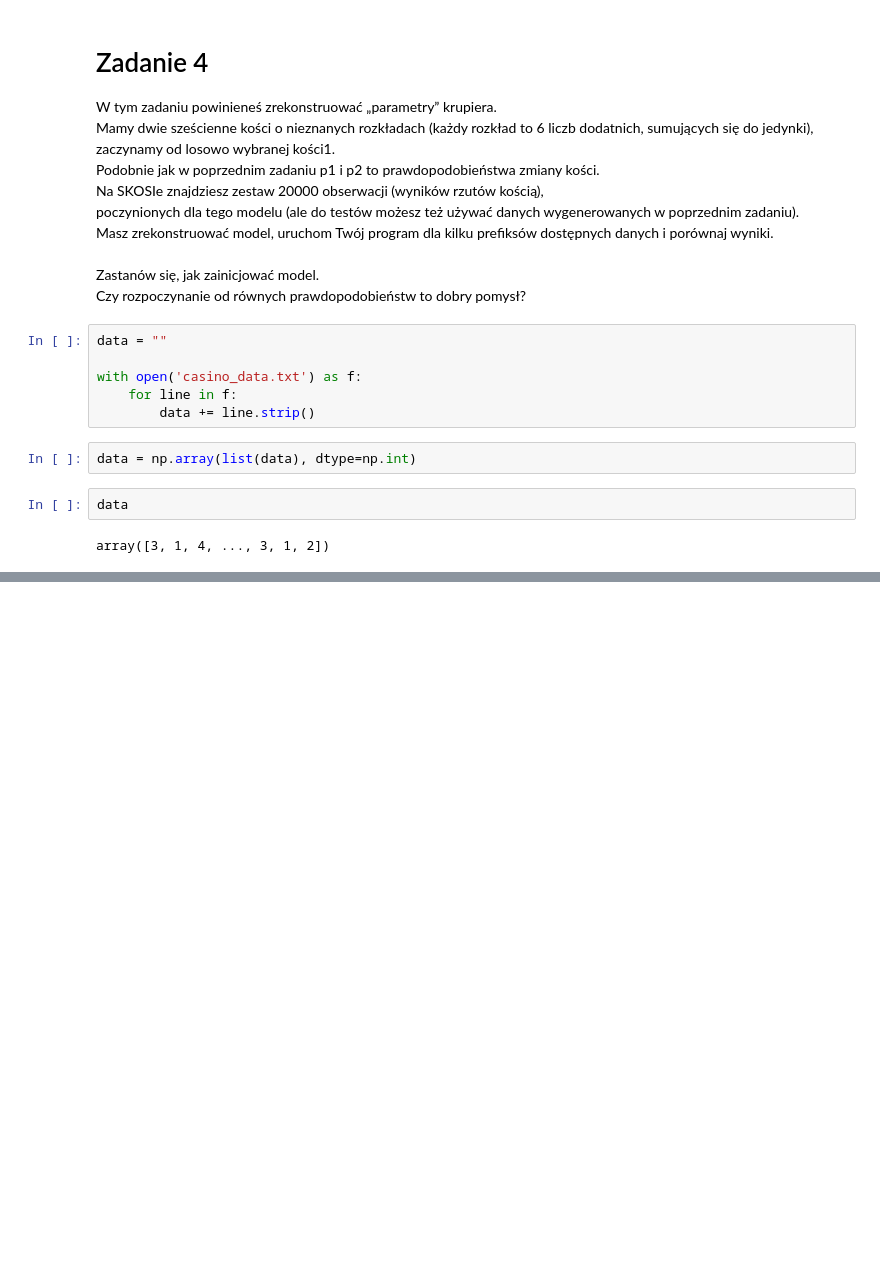
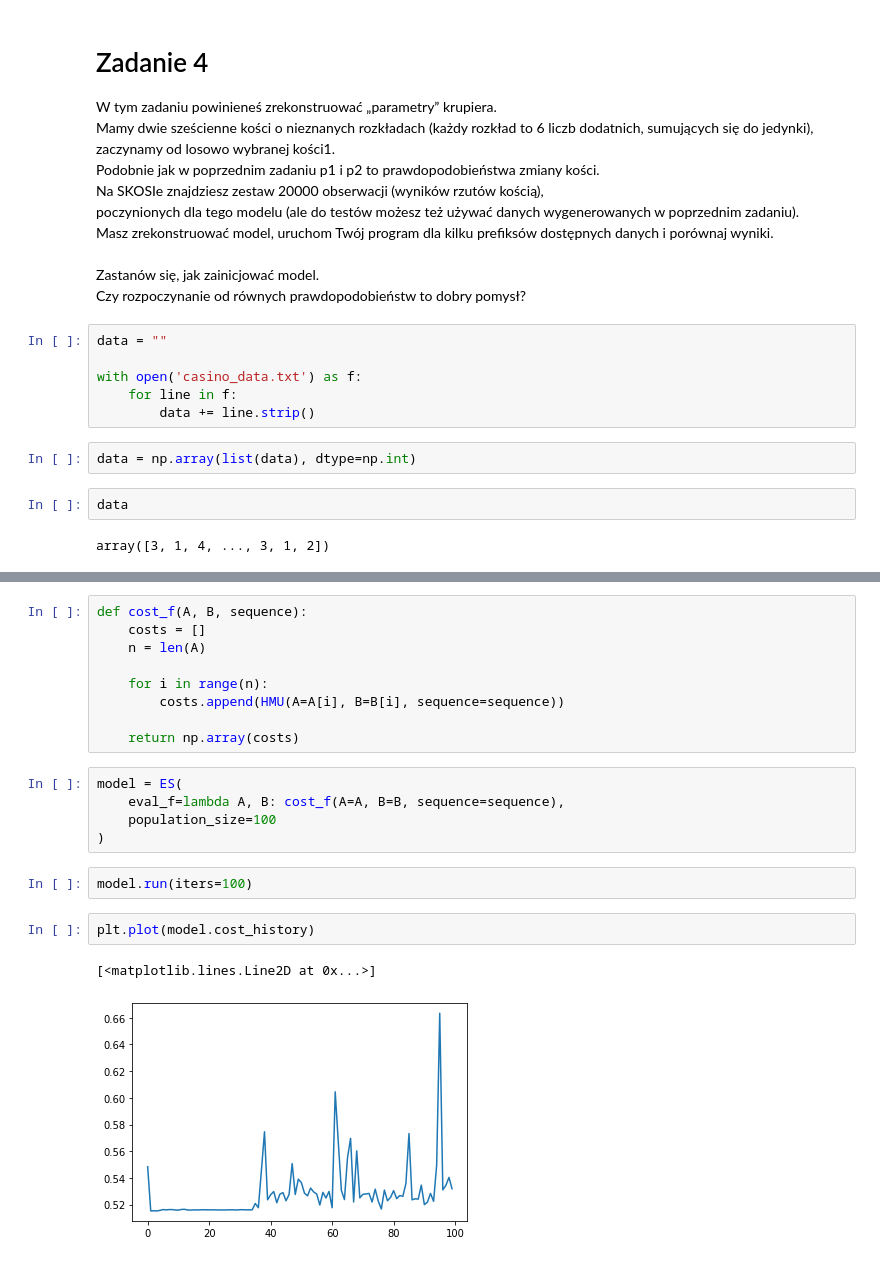
Before and after one commit to TheFebrin/UNIVERSITY, a Jupyter notebook: Natural Language Processing/Assignment 3/Task 3.ipynb, the cells around one changed output, grey strips where cells are left out. Cells and saved outputs as stored; diff of their text form; blank space fills up the shorter version.

```diff
--- a/Natural Language Processing/Assignment 3/Task 3.ipynb
+++ b/Natural Language Processing/Assignment 3/Task 3.ipynb
@@ -387,0 +567,21 @@ array([3, 1, 4, ..., 3, 1, 2])
+# %%
+def cost_f(A, B, sequence):
+    costs = []
+    n = len(A)
+
+    for i in range(n):
+        costs.append(HMU(A=A[i], B=B[i], sequence=sequence))
+
+    return np.array(costs)
+# %%
+model = ES(
+    eval_f=lambda A, B: cost_f(A=A, B=B, sequence=sequence),
+    population_size=100
+)
+# %%
+model.run(iters=100)
+# %%
+plt.plot(model.cost_history)
+# %% [output]
+[<matplotlib.lines.Line2D at 0x...>]
+[figure, added]
```
Also changed, not shown: parts of 22 cells of this notebook.
